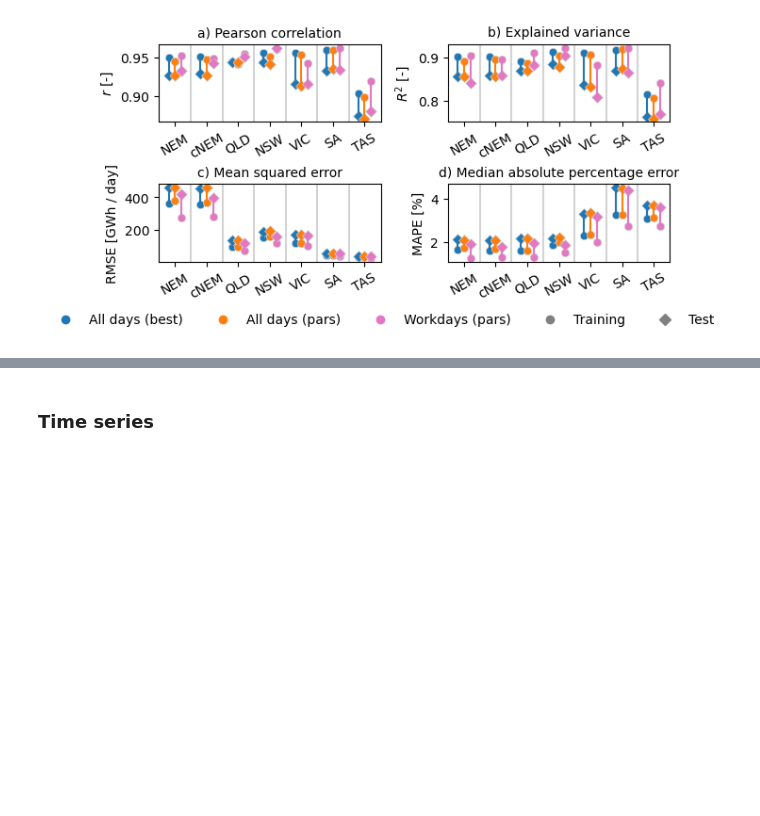
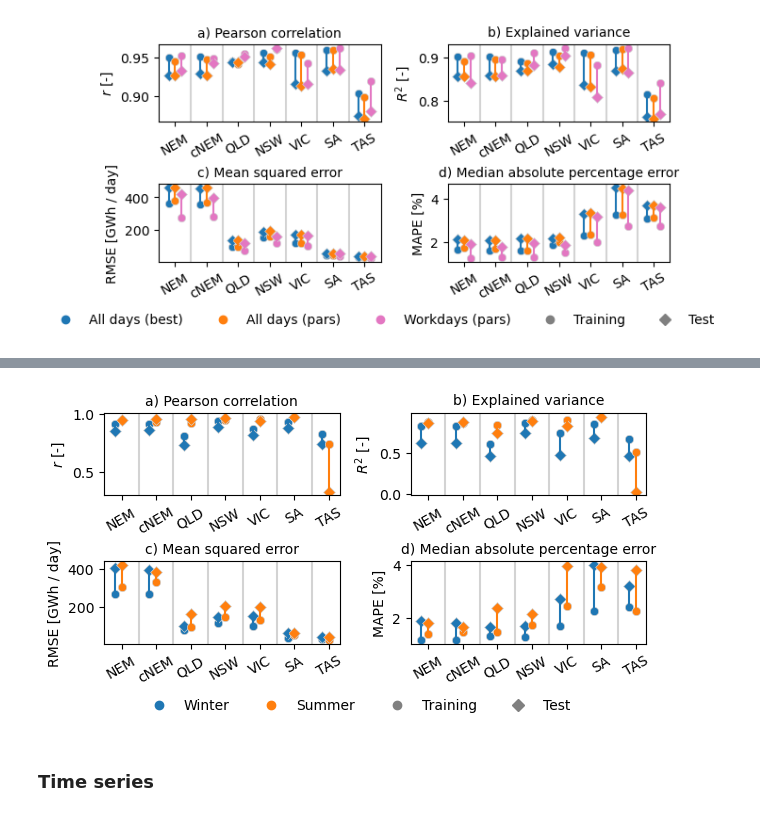
Before and after one commit to dougrichardson/demand_model, a Jupyter notebook: 13_evaluation.ipynb, the cells around one changed output, grey strips where cells are left out. Drawn from its saved outputs; the diff is of its cells as text; code cells hidden in the pictures; blank space fills up the shorter version.

Commit message:
Skill by season, and time series of TAS and QLD

```diff
--- a/13_evaluation.ipynb
+++ b/13_evaluation.ipynb
@@ -556,3 +575,45 @@ plt.savefig("figures/skill_training2010-2016_test2017-2019.pdf", format="pdf", b
+# %%
+d_summer_train = get_seasonal(training_no_wknd_no_xmas_dict_pars, [12, 1, 2])
+d_summer_test = get_seasonal(test_no_wknd_no_xmas_dict_pars, [12, 1, 2])
+# %%
+d_winter_train = get_seasonal(training_no_wknd_no_xmas_dict_pars, [6, 7, 8])
+d_winter_test = get_seasonal(test_no_wknd_no_xmas_dict_pars, [6, 7, 8])
+# %%
+summer_scores_train = get_scores(d_summer_train, sklearn_metrics, metric_names)
+summer_scores_test = get_scores(d_summer_test, sklearn_metrics, metric_names)
+# %%
+winter_scores_train = get_scores(d_winter_train, sklearn_metrics, metric_names)
+winter_scores_test = get_scores(d_winter_test, sklearn_metrics, metric_names)
+# %%
+fig, ax = plt.subplots(2, 2, figsize=(7,3))
+
+for i, m in enumerate(metric_names):
+    p = scatter(ax.flatten()[i], m,
+            [winter_scores_train, summer_scores_train],
+            [winter_scores_test, summer_scores_test],
+               metric_labels[i],
+               RMSE=True)
+    ax.flatten()[i].set_title(letters[i] + ") " + full_metric_names[i], fontsize=10)
+
+
+# Manual legend
+col1 = Line2D([0], [0], marker='o', markeredgecolor="tab:blue", markerfacecolor="tab:blue", linestyle="")
+col2 = Line2D([0], [0], marker='o', markeredgecolor="tab:orange", markerfacecolor="tab:orange", linestyle="")
+circle = Line2D([0], [0], marker='o', markeredgecolor="gray", markerfacecolor="gray", linestyle="")
+triangle = Line2D([0], [0], marker='D', markeredgecolor="gray", markerfacecolor="gray", linestyle="")
+ax[1,0].legend(
+    [col1, col2, circle, triangle],
+    ["Winter", "Summer", "Training", "Test"],
+    loc=(0.15, -0.9),
+    ncol=5,
+    frameon=False
+)
+
+plt.subplots_adjust(hspace=0.8, wspace=0.3)
+
+plt.savefig("figures/skill_training2010-2016_test2017-2019_winter-summer.pdf", format="pdf", bbox_inches="tight")
+# %% [output]
+[figure, added]
 # %% [markdown]
 ### Time series
 # %%
```
Also changed, not shown: parts of 6 cells of this notebook, 2 other files.
